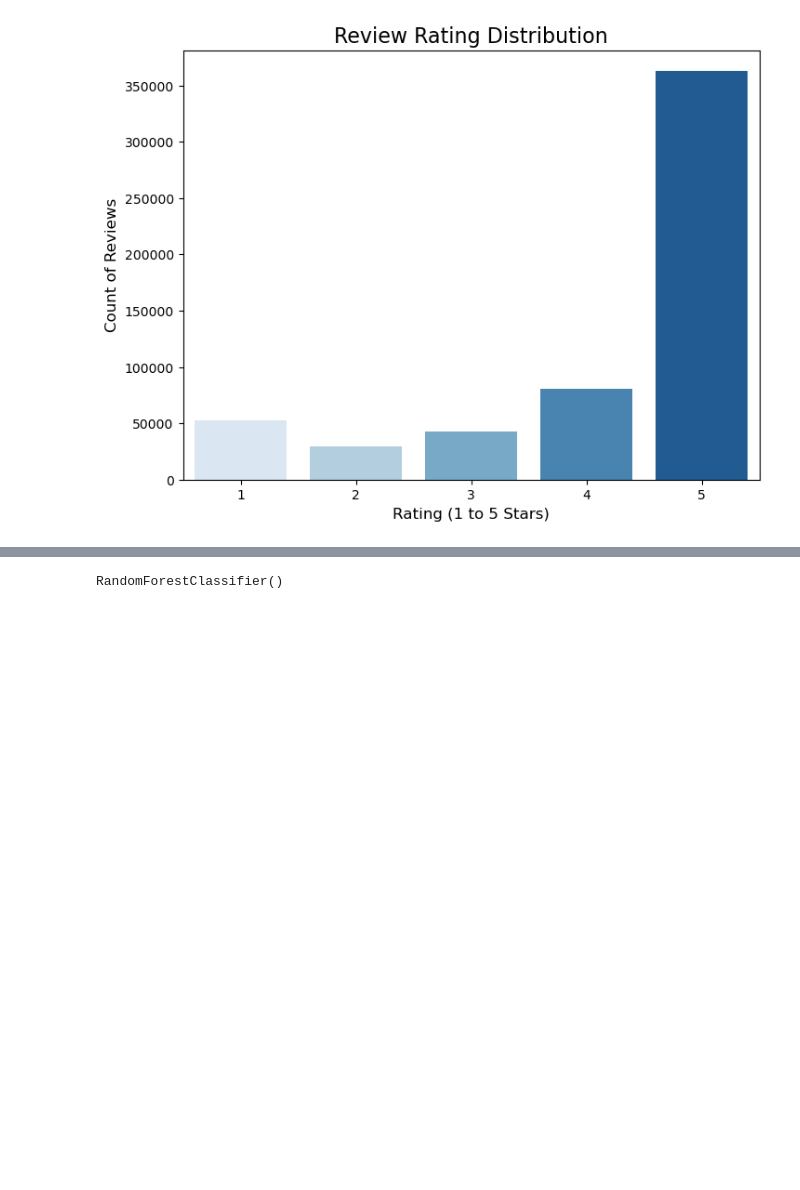
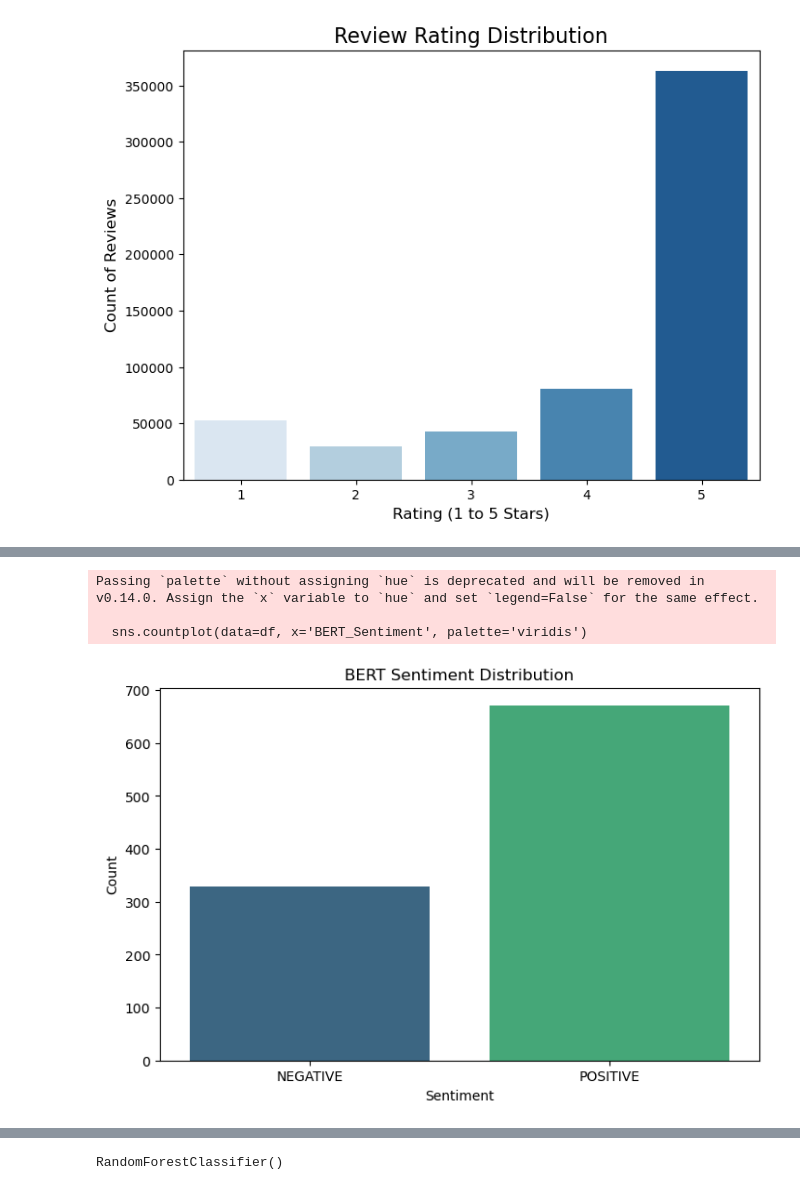
Before and after one commit to Wahaj14/amazon-customer-sentiment-and-product-satisfaction-analysis, a Jupyter notebook: Amazon Customer Sentiment Analysis.ipynb, the cells around one changed output, grey strips where cells are left out. Drawn from its saved outputs; the diff is of its cells as text; code cells hidden in the pictures; blank space fills up the shorter version.

```diff
--- a/Amazon Customer Sentiment Analysis.ipynb
+++ b/Amazon Customer Sentiment Analysis.ipynb
@@ -100,0 +169,3 @@ import numpy as np
+# %%
+# Limit dataset to 1000 rows for faster processing
+df = df.sample(1000, random_state=42)
@@ -100,0 +194,13 @@ import numpy as np
+# %%
+# Plot BERT Sentiment Distribution
+plt.figure(figsize=(8, 5))
+sns.countplot(data=df, x='BERT_Sentiment', palette='viridis')
+plt.title("BERT Sentiment Distribution")
+plt.xlabel("Sentiment")
+plt.ylabel("Count")
+plt.show()
+# %% [output]
+Passing `palette` without assigning `hue` is deprecated and will be removed in v0.14.0. Assign the `x` variable to `hue` and set `legend=False` for the same effect.
+
+  sns.countplot(data=df, x='BERT_Sentiment', palette='viridis')
+[figure, added]
```
Also changed, not shown: parts of 49 cells of this notebook.
